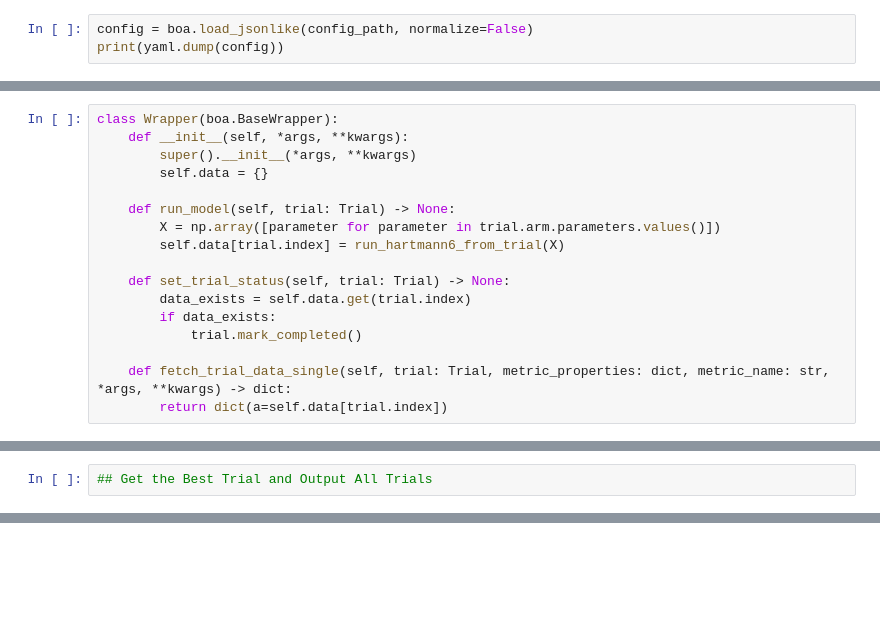
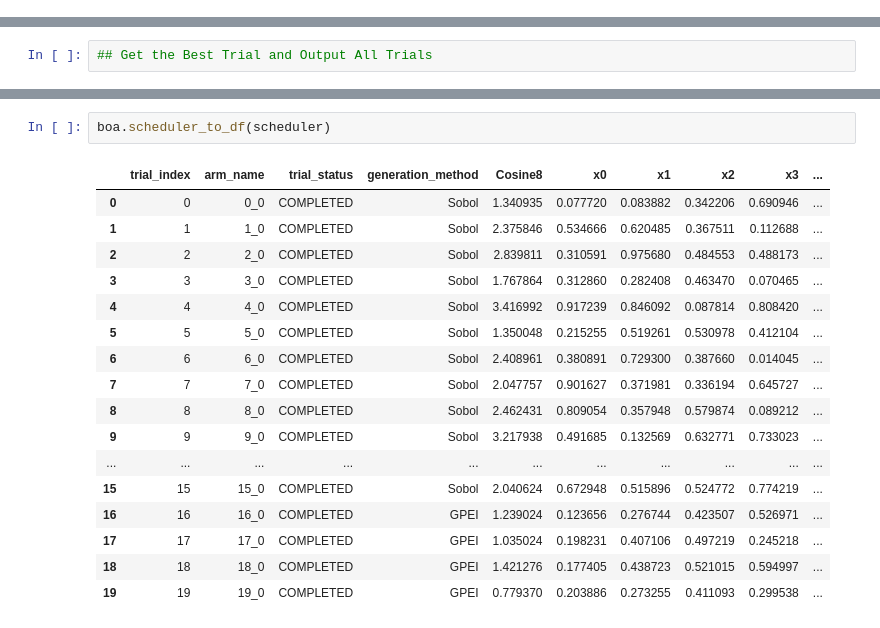
Before and after one commit to madeline-scyphers/boa, a Jupyter notebook: docs/examples/optimization_run.ipynb, the cells around one changed output, grey strips where cells are left out. Cells and saved outputs as stored; diff of their text form; blank space fills up the shorter version.

```diff
--- a/docs/examples/optimization_run.ipynb
+++ b/docs/examples/optimization_run.ipynb
@@ -34,3 +26,0 @@ but we will need to normalize it later for downstream libraries
-# %%
-config = boa.load_jsonlike(config_path, normalize=False)
-print(yaml.dump(config))
@@ -90,17 +57,0 @@ def run_hartmann6_from_trial(X) -> float:
-# %%
-class Wrapper(boa.BaseWrapper):
-    def __init__(self, *args, **kwargs):
-        super().__init__(*args, **kwargs)
-        self.data = {}
-
-    def run_model(self, trial: Trial) -> None:
-        X = np.array([parameter for parameter in trial.arm.parameters.values()])
-        self.data[trial.index] = run_hartmann6_from_trial(X)
-
-    def set_trial_status(self, trial: Trial) -> None:
-        data_exists = self.data.get(trial.index)
-        if data_exists:
-            trial.mark_completed()
-
-    def fetch_trial_data_single(self, trial: Trial, metric_properties: dict, metric_name: str, *args, **kwargs) -> dict:
-        return dict(a=self.data[trial.index])
@@ -181,0 +146,20 @@ exp_to_df(experiment)
+# %%
+boa.scheduler_to_df(scheduler)
+# %% [output]
+|  | trial_index | arm_name | trial_status | generation_method | Cosine8 | x0 | x1 | x2 | x3 | ... |
+| 0 | 0 | 0_0 | COMPLETED | Sobol | 1.340935 | 0.077720 | 0.083882 | 0.342206 | 0.690946 | ... |
+| 1 | 1 | 1_0 | COMPLETED | Sobol | 2.375846 | 0.534666 | 0.620485 | 0.367511 | 0.112688 | ... |
+| 2 | 2 | 2_0 | COMPLETED | Sobol | 2.839811 | 0.310591 | 0.975680 | 0.484553 | 0.488173 | ... |
+| 3 | 3 | 3_0 | COMPLETED | Sobol | 1.767864 | 0.312860 | 0.282408 | 0.463470 | 0.070465 | ... |
+| 4 | 4 | 4_0 | COMPLETED | Sobol | 3.416992 | 0.917239 | 0.846092 | 0.087814 | 0.808420 | ... |
+| 5 | 5 | 5_0 | COMPLETED | Sobol | 1.350048 | 0.215255 | 0.519261 | 0.530978 | 0.412104 | ... |
+| 6 | 6 | 6_0 | COMPLETED | Sobol | 2.408961 | 0.380891 | 0.729300 | 0.387660 | 0.014045 | ... |
+| 7 | 7 | 7_0 | COMPLETED | Sobol | 2.047757 | 0.901627 | 0.371981 | 0.336194 | 0.645727 | ... |
+| 8 | 8 | 8_0 | COMPLETED | Sobol | 2.462431 | 0.809054 | 0.357948 | 0.579874 | 0.089212 | ... |
+| 9 | 9 | 9_0 | COMPLETED | Sobol | 3.217938 | 0.491685 | 0.132569 | 0.632771 | 0.733023 | ... |
+| ... | ... | ... | ... | ... | ... | ... | ... | ... | ... | ... |
+| 15 | 15 | 15_0 | COMPLETED | Sobol | 2.040624 | 0.672948 | 0.515896 | 0.524772 | 0.774219 | ... |
+| 16 | 16 | 16_0 | COMPLETED | GPEI | 1.239024 | 0.123656 | 0.276744 | 0.423507 | 0.526971 | ... |
+| 17 | 17 | 17_0 | COMPLETED | GPEI | 1.035024 | 0.198231 | 0.407106 | 0.497219 | 0.245218 | ... |
+| 18 | 18 | 18_0 | COMPLETED | GPEI | 1.421276 | 0.177405 | 0.438723 | 0.521015 | 0.594997 | ... |
+| 19 | 19 | 19_0 | COMPLETED | GPEI | 0.779370 | 0.203886 | 0.273255 | 0.411093 | 0.299538 | ... |
```
Also changed, not shown: parts of 18 cells of this notebook, 12 other files.
